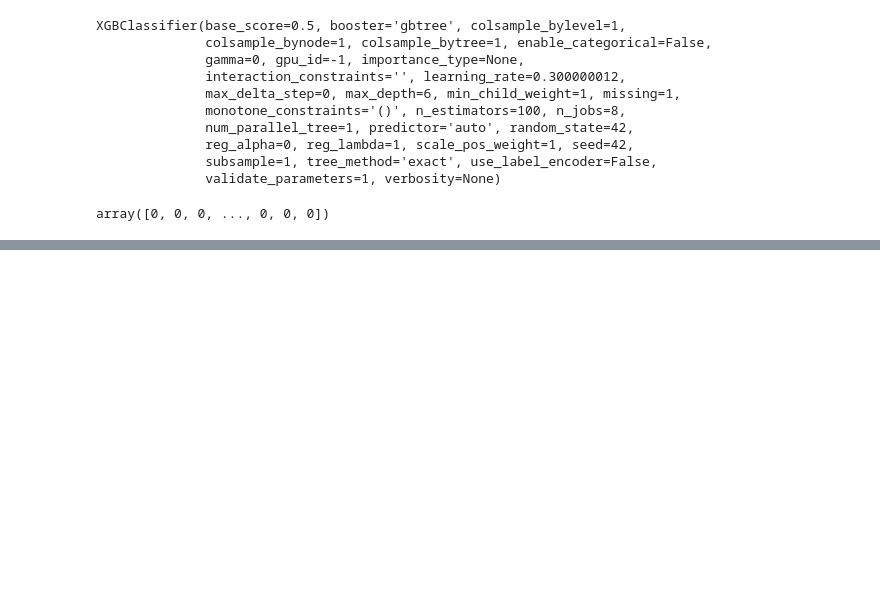
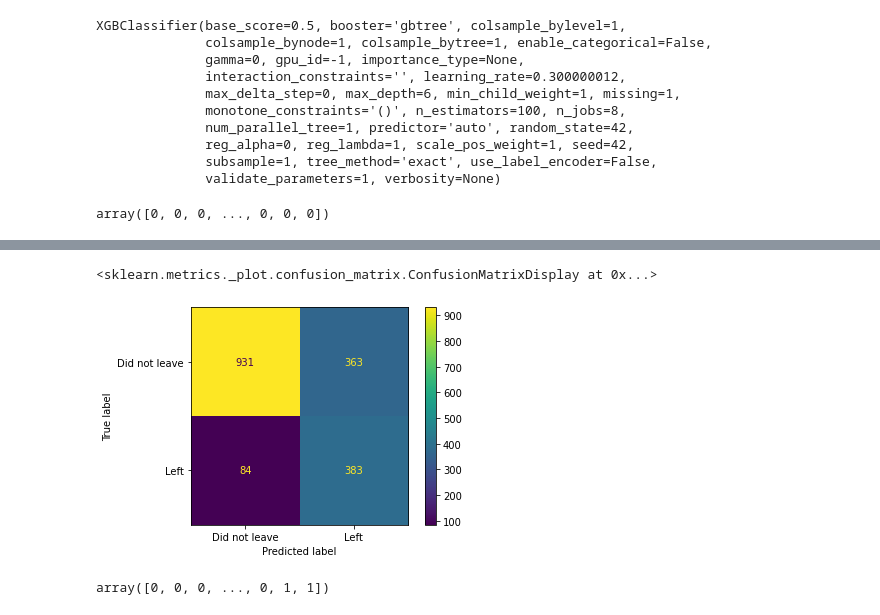
Before and after one commit to MarceloDL-A/Machine-Learning, a Jupyter notebook: XGBoost_para_predizer_churn/main.ipynb, the cells around one changed output, grey strips where cells are left out. Cells and saved outputs as stored; diff of their text form; code cells hidden in the pictures; blank space fills up the shorter version.

```diff
--- a/XGBoost_para_predizer_churn/main.ipynb
+++ b/XGBoost_para_predizer_churn/main.ipynb
@@ -716,0 +853,7 @@ array([0, 0, 0, ..., 0, 0, 0])
+# %%
+parametros_otimos_3.fit(X_train,
+            y_train,
+            verbose=True,
+            early_stopping_rounds=20, # para parar de construir árvores quando o modelo não melhorar mais. XGBoost constrói mais 10 árvores e se não houver melhora ele para.
+            eval_metric="aucpr",
+            eval_set=[(X_test, y_test)])
@@ -716,0 +889,7 @@ array([0, 0, 0, ..., 0, 0, 0])
+# %%
+parametros_otimos_4.fit(X_train,
+            y_train,
+            verbose=True,
+            early_stopping_rounds=20, # para parar de construir árvores quando o modelo não melhorar mais. XGBoost constrói mais 10 árvores e se não houver melhora ele para.
+            eval_metric="aucpr",
+            eval_set=[(X_test, y_test)])
@@ -716,0 +902,22 @@ array([0, 0, 0, ..., 0, 0, 0])
+# %%
+clf_xgb_5 = xgb.XGBClassifier(objective='binary:logistic',
+                            use_label_encoder=False,
+                            gamma = 0.25,
+                            learn_rate = 0.1,
+                            max_depth = 4,
+                            reg_lambda = 10,
+                            scale_pos_weight = 3,
+                            n_estimator=1,
+                            missing=1,
+                            seed=42,
+                            subsample=0.9, # para deixar a validação cruzada mais rápida e prevenir o overfitting a cada árvore apenas 90% dos daodos
+                            colsample_bytree=0.5 # utilizamos 50% das colunas
+                            )
+clf_xgb_5.fit(X_train, y_train,
+            verbose=True,
+            early_stopping_rounds=20, # para parar de construir árvores quando o modelo não melhorar mais. XGBoost constrói mais 10 árvores e se não houver melhora ele para.
+            eval_metric="aucpr",
+            eval_set=[(X_test, y_test)])
+file_name = './modelo_XGBoost_churn_param_grid5.pkl'
+with open(file_name,  'wb') as file:
+    pickle.dump(clf_xgb_5, file)
@@ -716,0 +942,13 @@ array([0, 0, 0, ..., 0, 0, 0])
+# %%
+plot_confusion_matrix(  clf_xgb_5,
+                        X_test,
+                        y_test,
+                        values_format='d',
+                        display_labels = ["Did not leave", "Left"])
+# %% [output]
+<sklearn.metrics._plot.confusion_matrix.ConfusionMatrixDisplay at 0x...>
+[figure, added]
+# %%
+clf_xgb_5.predict(X_test)
+# %% [output]
+array([0, 0, 0, ..., 0, 1, 1])
```
Also changed, not shown: parts of 24 cells of this notebook, 6 other files.
